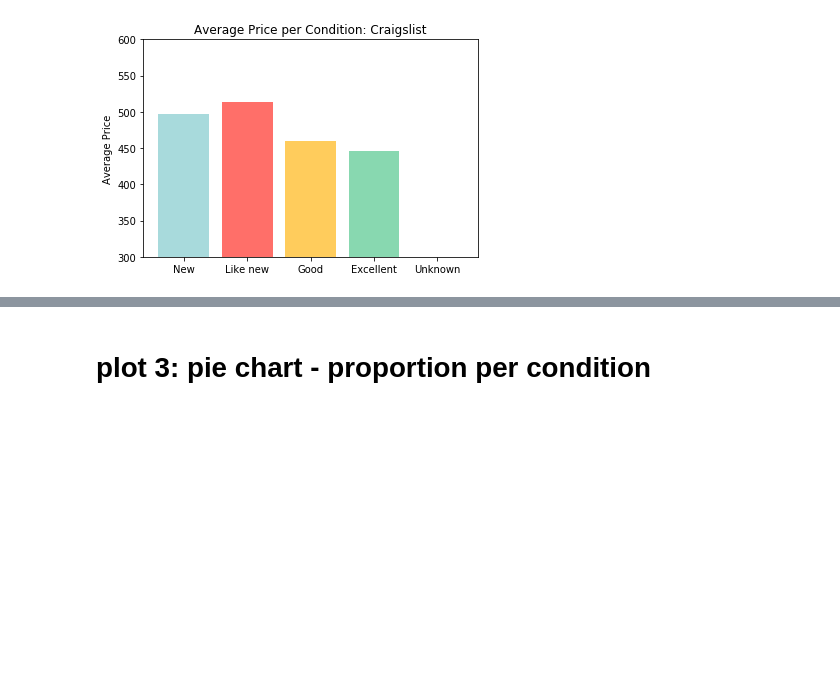
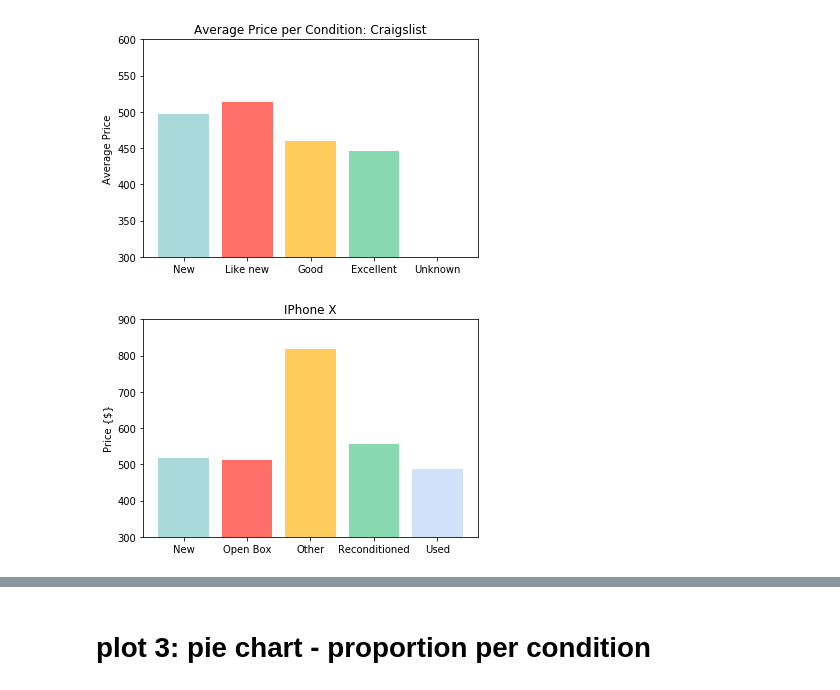
Before and after one commit to BaomoZhou/ece143_fa19_bazhou_Varun_Angela_Frank, a Jupyter notebook: ECE143 project plot-2.ipynb, the cells around one changed output, grey strips where cells are left out. Drawn from its saved outputs; the diff is of its cells as text; code cells hidden in the pictures; blank space fills up the shorter version.

```diff
--- a/ECE143 project plot-2.ipynb
+++ b/ECE143 project plot-2.ipynb
@@ -172,0 +188,18 @@ plt.show()
+# %%
+labels = ['New','Open Box','Other','Reconditioned','Used']
+avg_ip = pd.read_csv('AvgPrice_condition_A_IPhone.csv')
+price_means_OU = avg_ip.squeeze().tolist()
+x = np.arange(len(labels))  # the label locations
+width = 0.35  # the width of the bars
+
+fig = plt.figure()
+plt.bar(x, price_means_OU, color = ['#a8dadc','#ff6f69', '#ffcc5c', '#88d8b0', '#d0e1f9']) # use gr for CL and bl for OU
+#this color should be in alignment with the pie char in the next cell
+plt.ylim([300, 900])
+plt.ylabel('Price {$}')
+plt.title('IPhone X')
+plt.xticks(x, labels)
+#plt.savefig('{}.png'.format(title))
+plt.show()
+# %% [output]
+[figure, added]
```
Also changed, not shown: parts of 7 cells of this notebook, 7 other files.
